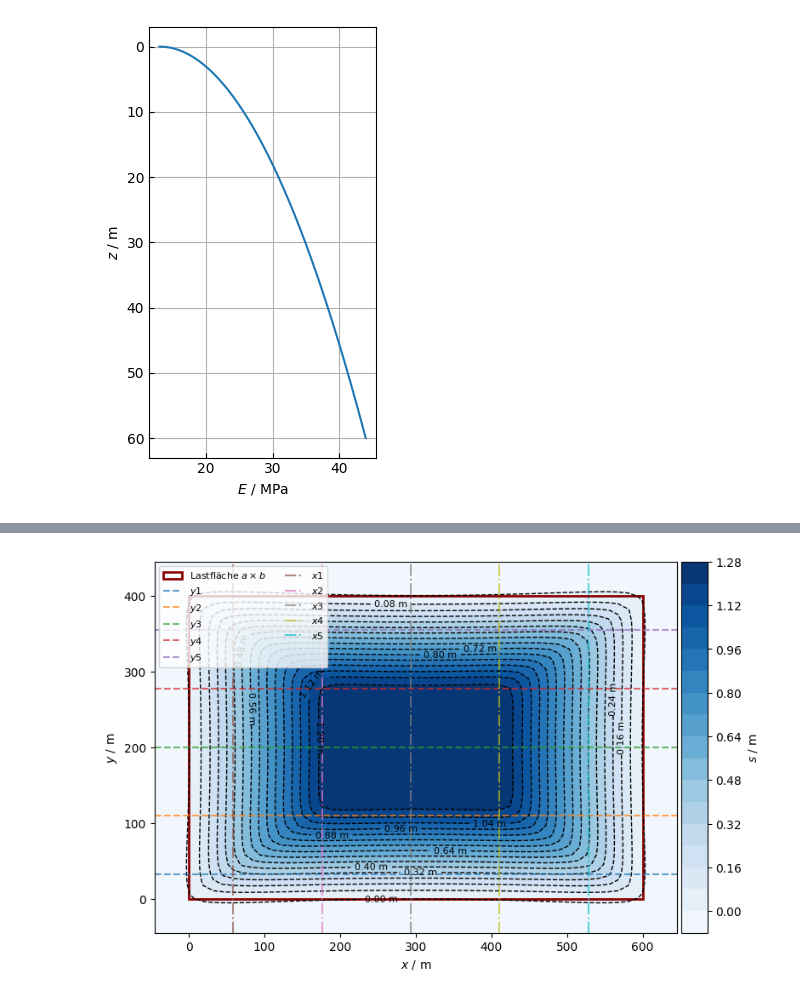
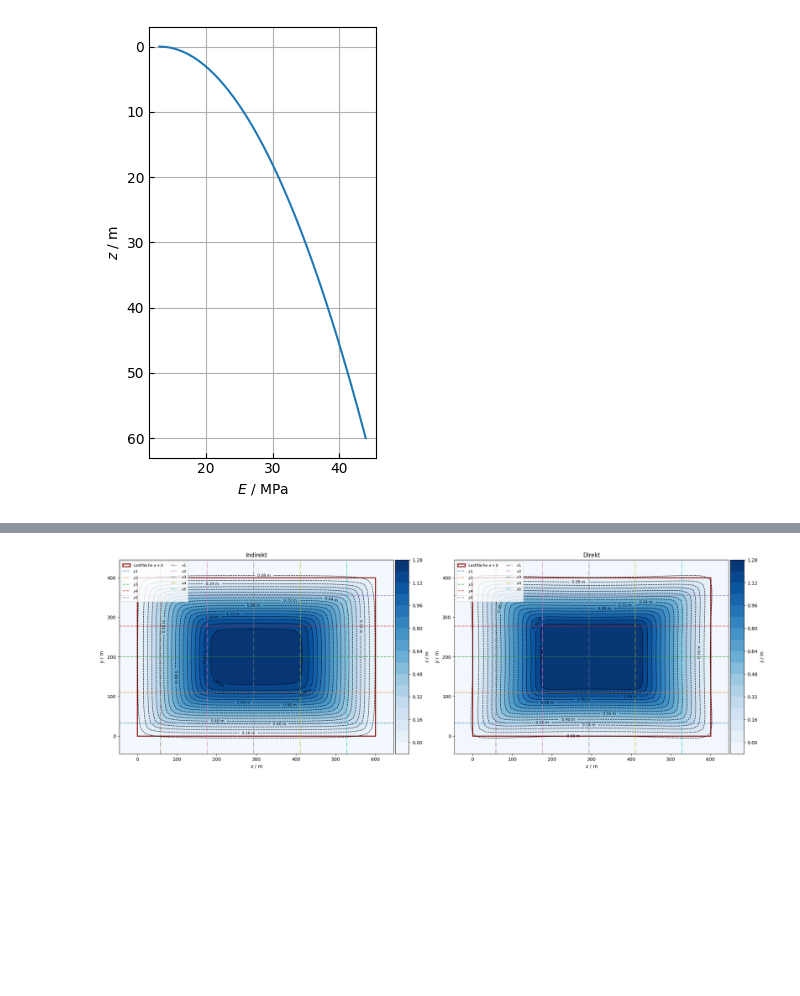
Before and after one commit to nagelt/Teaching_Scripts, a Jupyter notebook: Settlements_arbitrary_loads.ipynb, the cells around one changed output, grey strips where cells are left out. Cells and saved outputs as stored; diff of their text form; code cells hidden in the pictures; blank space fills up the shorter version.

```diff
--- a/Settlements_arbitrary_loads.ipynb
+++ b/Settlements_arbitrary_loads.ipynb
@@ -445,7 +313,7 @@ def u_rect_at_depth(t, x_obs, y_obs, Xc, Yc, q, dx, dy, E_oed, nu_def, eps=1e-12
     def sgn(v):
         return np.where(v >= 0.0, 1.0, -1.0)
 
-    U = s3D_Rechteck
+    U = s3D_Rechteck_signed
 
     #mask_origin = (np.abs(Xc) <= dx/3) & (np.abs(Yc) <= dy/3)
     #nu = np.where(mask_origin, 0.0, nu_def)
@@ -515,47 +383,69 @@ iy_profiles = np.linspace(0, Y.shape[0] - 1, n_profiles, dtype=int)
 ix_mid = ix_profiles[1:-1]
 iy_mid = iy_profiles[1:-1]
 
+def slope_to_center_1pct_on_load(u, u0, u1):
+
+    u = np.asarray(u, dtype=float)
+
+    u_center = 0.5 * (u0 + u1)
+    half_width = 0.5 * (u1 - u0)
+
+    s_ref = np.full_like(u, np.nan, dtype=float)
+    inside = (u >= u0) & (u <= u1)
+
+    # "Dachlinie": 0 an den Rändern, Maximum in der Mitte
+    s_ref[inside] = 0.01 * (half_width - np.abs(u[inside] - u_center))
+
+    return s_ref
 # =======================
 # (A) 2D-Konturplot + Profile
 # =======================
 settlement_plot = settlement  # in m
 settlement_plot_d = settlement_direct
 
-fig, ax = plt.subplots(figsize=(8, 7))
+fig, ax = plt.subplots(figsize=(20, 7),ncols=2)
 
-c1 = ax.contourf(X, Y, settlement_plot_d, levels=20, cmap='Blues')
-c2 = ax.contour(X, Y, settlement_plot_d, levels=20,
+c1 = ax[0].contourf(X, Y, settlement_plot, levels=20, cmap='Blues')
+c2 = ax[0].contour(X, Y, settlement_plot, levels=20,
                 colors='black', linewidths=1, linestyles='--')
-ax.clabel(c2, inline=True, fontsize=8, fmt='%1.2f m')
+ax[0].clabel(c2, inline=True, fontsize=8, fmt='%1.2f m')
+ax[0].set_title('Indirekt')
 
+c1 = ax[1].contourf(X, Y, settlement_plot_d, levels=20, cmap='Blues')
+c2 = ax[1].contour(X, Y, settlement_plot_d, levels=20,
+                colors='black', linewidths=1, linestyles='--')
+ax[1].clabel(c2, inline=True, fontsize=8, fmt='%1.2f m')
+ax[1].set_title('Direkt')
+
+for i in range(2):
 # Lastfläche
-rect = patches.Rectangle((0, 0), a, b,
-                         linewidth=2, edgecolor='darkred',
-                         facecolor='none', label=r'Lastfläche $a \times b$')
-ax.add_patch(rect)
+    rect = patches.Rectangle((0, 0), a, b,
+                             linewidth=2, edgecolor='darkred',
+                             facecolor='none', label=r'Lastfläche $a \times b$')
+    ax[i].add_patch(rect)
 
-# y-Profile (horizontal) – nur mittlere
-for k, iy in enumerate(iy_mid, start=1):
-    ax.plot(X[iy, :], Y[iy, :],
-            linestyle='--', linewidth=1.5, alpha=0.7,
-            label=f'$y{k}$')
+    # y-Profile (horizontal) – nur mittlere
+    for k, iy in enumerate(iy_mid, start=1):
+        ax[i].plot(X[iy, :], Y[iy, :],
+                linestyle='--', linewidth=1.5, alpha=0.7,
+                label=f'$y{k}$')
 
-# x-Profile (vertikal) – nur mittlere
-for k, ix in enumerate(ix_mid, start=1):
-    ax.plot(X[:, ix], Y[:, ix],
-            linestyle='-.', linewidth=1.5, alpha=0.7,
-            label=f'$x{k}$')
+    # x-Profile (vertikal) – nur mittlere
+    for k, ix in enumerate(ix_mid, start=1):
+        ax[i].plot(X[:, ix], Y[:, ix],
+                linestyle='-.', linewidth=1.5, alpha=0.7,
+                label=f'$x{k}$')
 
-# Colorbar
-divider = make_axes_locatable(ax)
-cax = divider.append_axes("right", size="5%", pad=0.05)
-fig.colorbar(c1, cax=cax, label='$s$ / m')
+    # Colorbar
+    divider = make_axes_locatable(ax[i])
+    cax = divider.append_axes("right", size="5%", pad=0.05)
+    fig.colorbar(c1, cax=cax, label='$s$ / m')
 
-ax.set_xlabel('$x$ / m')
-ax.set_ylabel('$y$ / m')
-ax.set_aspect('equal')
-ax.legend(loc='upper left', ncol=2, fontsize=8, frameon=True)
-fig.tight_layout()
+    ax[i].set_xlabel('$x$ / m')
+    ax[i].set_ylabel('$y$ / m')
+    ax[i].set_aspect('equal')
+    ax[i].legend(loc='upper left', ncol=2, fontsize=8, frameon=True)
+    fig.tight_layout()
 
 # =======================
 # (B) Profile: 2 x 3 Subplots
@@ -629 +520 @@ plt.show()
-[figure, old version]
+[figure, new version]
```
Also changed, not shown: parts of 2 cells of this notebook.
